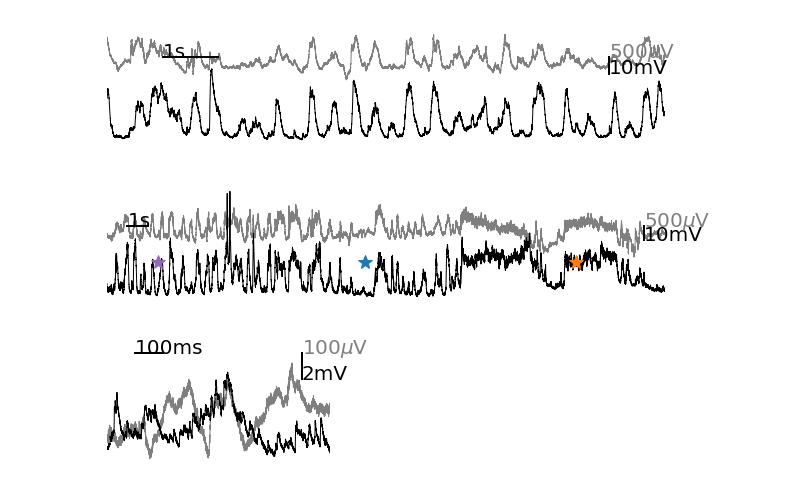
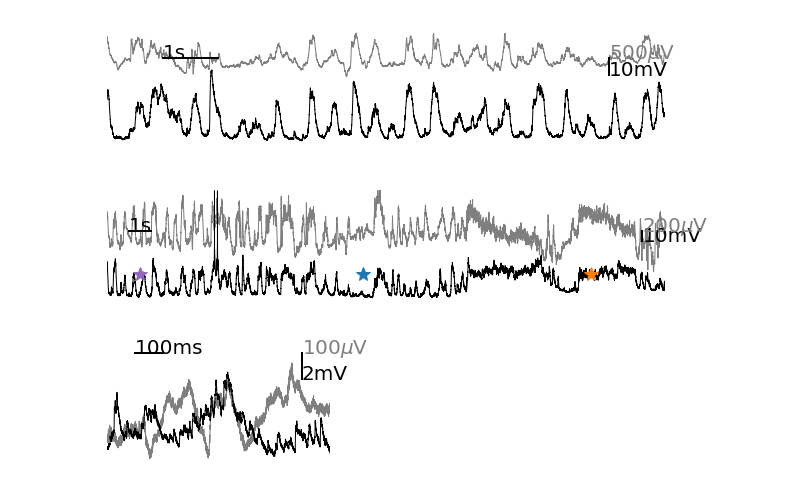
Before and after one commit to yzerlaut/NSI-paper, a Jupyter notebook: Vm_and_LFP.ipynb, the cells around one changed output. Cells and saved outputs as stored; diff of their text form; code cells hidden in the pictures.

```diff
--- a/Vm_and_LFP.ipynb
+++ b/Vm_and_LFP.ipynb
@@ -39,7 +40,7 @@ The autoreload extension is already loaded. To reload it, use:
   %reload_ext autoreload
 # %%
 from data_analysis.IO.load_data import load_file
-data = load_file('sparse_vs_balanced/data/Wild_Type/Cell14/17o27001.abf')
+data = load_file('../sparse_vs_balanced/sparse_vs_balanced/data/Wild_Type/Cell14/17o27001.abf')
 t, Vm, Extra = data[0], data[1][1], data[1][0]
 MUA = gaussian_smoothing(\
         np.abs(butter_bandpass_filter(Extra,
@@ -151,11 +152,11 @@ show_vm_and_lfp(t, Vm, LFP, 100, 10)
  <matplotlib.axes._subplots.AxesSubplot at 0x...>)
 [figure]
 # %%
-fig, ax = show_vm_and_lfp(t, Vm, LFP, 152.5, 27, spikes=-20, LFP_loc=-45, Vm_bar=10)
+fig, ax = show_vm_and_lfp(t, Vm, LFP, 153.5, 25, spikes=20, LFP_loc=-25, Vm_bar=10, LFP_bar=0.2)
 for tt, c in zip([165, 155, 175.2], ['C0', 'C4', 'C1']): ax.plot([tt], [-70], '*', color=c, ms=14)
 fig.savefig(desktop+'fig.svg')
 # %% [output]
-[figure, old version]
+[figure, new version]
 # %%
 fig, ax = show_vm_and_lfp(t, Vm, LFP, 164.5, .8,
                       spikes=-45, LFP_loc=-86,
```
Also changed, not shown: parts of 1 cell of this notebook, 2 other files.
